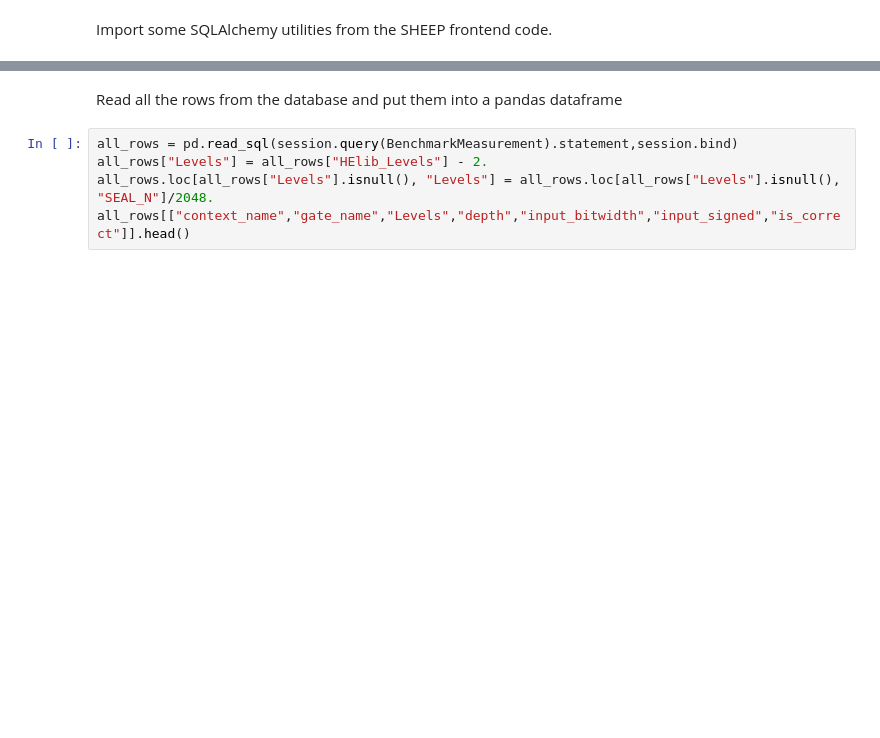
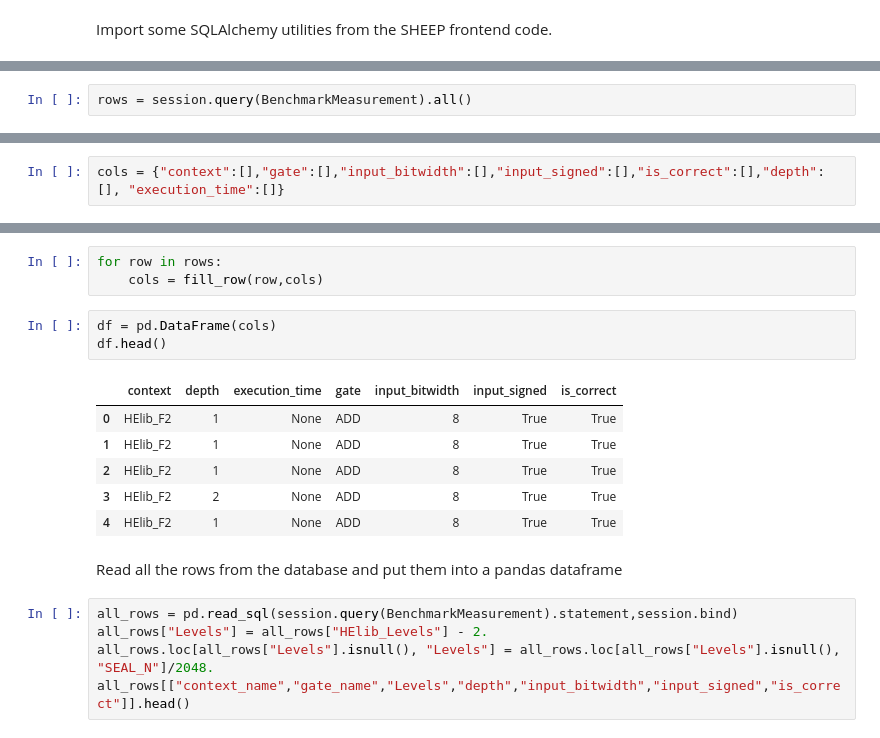
Before and after one commit to alan-turing-institute/SHEEP, a Jupyter notebook: frontend/notebooks/Low-level-benchmarks.ipynb, the cells around one changed output, grey strips where cells are left out. Cells and saved outputs as stored; diff of their text form; blank space fills up the shorter version.

Commit message:
updating low-level benchmarks

```diff
--- a/frontend/notebooks/Low-level-benchmarks.ipynb
+++ b/frontend/notebooks/Low-level-benchmarks.ipynb
@@ -41,0 +75,2 @@ ImportError: No module named 'pysheep.common'
+# %%
+rows = session.query(BenchmarkMeasurement).all()
@@ -41,0 +81,2 @@ ImportError: No module named 'pysheep.common'
+# %%
+cols = {"context":[],"gate":[],"input_bitwidth":[],"input_signed":[],"is_correct":[],"depth":[], "execution_time":[]}
@@ -42,3 +138,16 @@ ImportError: No module named 'pysheep.common'
+# %%
+for row in rows:
+    cols = fill_row(row,cols)
+# %%
+df = pd.DataFrame(cols)
+df.head()
+# %% [output]
+|  | context | depth | execution_time | gate | input_bitwidth | input_signed | is_correct |
+| 0 | HElib_F2 | 1 | None | ADD | 8 | True | True |
+| 1 | HElib_F2 | 1 | None | ADD | 8 | True | True |
+| 2 | HElib_F2 | 1 | None | ADD | 8 | True | True |
+| 3 | HElib_F2 | 2 | None | ADD | 8 | True | True |
+| 4 | HElib_F2 | 1 | None | ADD | 8 | True | True |
 # %% [markdown]
 Read all the rows from the database and put them into a pandas dataframe
 # %%
```
Also changed, not shown: parts of 11 cells of this notebook.
